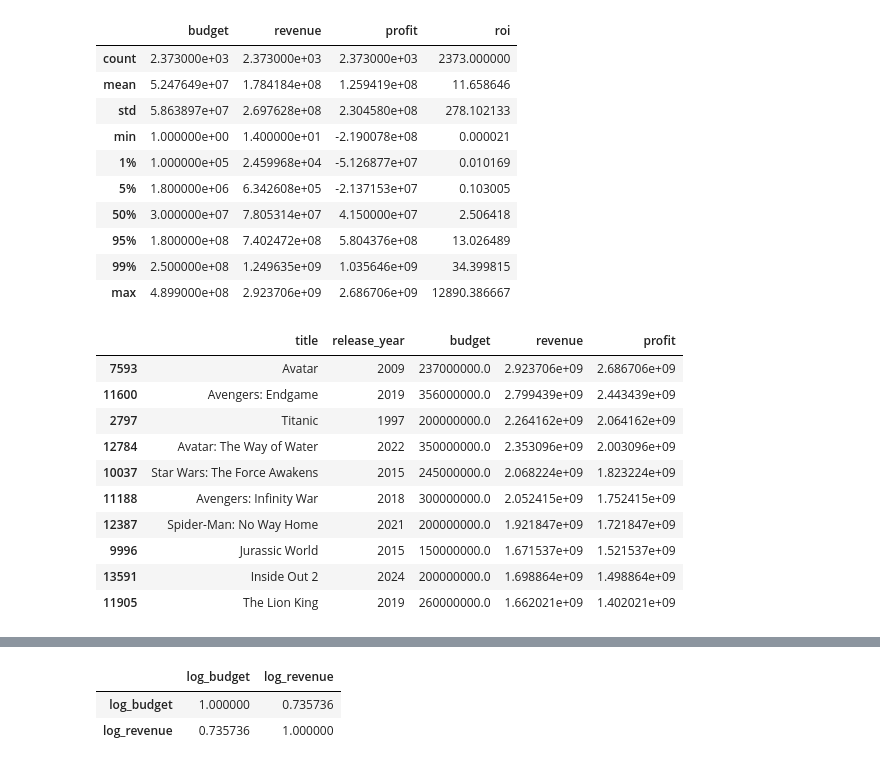
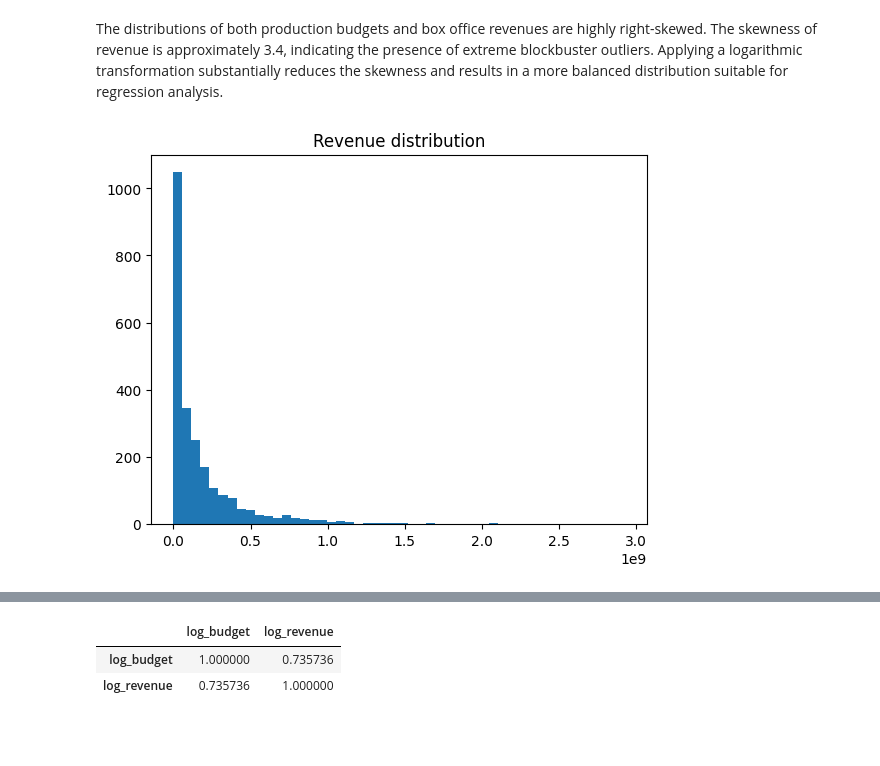
Before and after one commit to Babayaga069/ds_project, a Jupyter notebook: Questions/Q1/analyse.ipynb, the cells around one changed output, grey strips where cells are left out. Saved outputs shown, nothing was run; the diff lists cells and outputs as text; code cells hidden in the pictures; blank space fills up the shorter version.

Commit message:
change analysis q12
:
:

```diff
--- a/Questions/Q1/analyse.ipynb
+++ b/Questions/Q1/analyse.ipynb
@@ -21,7 +26,4 @@ df["genre_list"] = df["genres"].apply(
 df["main_genre"] = df["genre_list"].apply(
     lambda x: x[0] if len(x) > 0 else np.nan
 )
-# %%
-df["profit"] = df["revenue"] - df["budget"]
-df["roi"] = np.where(df["budget"] > 0, df["revenue"] / df["budget"], np.nan)
 # %%
@@ -29,8 +32,5 @@ bins = [1989, 1999, 2009, 2019, 2025]
 labels = ["1990s", "2000s", "2010s", "2020-2025"]
 df["release_period"] = pd.cut(df["release_year"], bins=bins, labels=labels)
 # %%
-df_rq1 = df[
-
-    (df["budget"] > 0) &
-    (df["revenue"] > 0)
-].copy()
+# Keep only movies with positive budget and revenue values.
+df_rq1 = df[(df["budget"] > 0) & (df["revenue"] > 0)].copy()
@@ -54,29 +37,8 @@ dtype: float64
-# %%
-df_rq1[["budget", "revenue", "profit", "roi"]].describe(percentiles=[0.01, 0.05, 0.5, 0.95, 0.99])
-# %% [output]
-|  | budget | revenue | profit | roi |
-| count | 2.373000e+03 | 2.373000e+03 | 2.373000e+03 | 2373.000000 |
-| mean | 5.247649e+07 | 1.784184e+08 | 1.259419e+08 | 11.658646 |
-| std | 5.863897e+07 | 2.697628e+08 | 2.304580e+08 | 278.102133 |
-| min | 1.000000e+00 | 1.400000e+01 | -2.190078e+08 | 0.000021 |
-| 1% | 1.000000e+05 | 2.459968e+04 | -5.126877e+07 | 0.010169 |
-| 5% | 1.800000e+06 | 6.342608e+05 | -2.137153e+07 | 0.103005 |
-| 50% | 3.000000e+07 | 7.805314e+07 | 4.150000e+07 | 2.506418 |
-| 95% | 1.800000e+08 | 7.402472e+08 | 5.804376e+08 | 13.026489 |
-| 99% | 2.500000e+08 | 1.249635e+09 | 1.035646e+09 | 34.399815 |
-| max | 4.899000e+08 | 2.923706e+09 | 2.686706e+09 | 12890.386667 |
-# %%
-df_rq1.sort_values("roi", ascending=False)[["title", "release_year", "budget", "revenue", "roi"]].head(10)
-df_rq1.sort_values("profit", ascending=False)[["title", "release_year", "budget", "revenue", "profit"]].head(10)
-# %% [output]
-|  | title | release_year | budget | revenue | profit |
-| 7593 | Avatar | 2009 | 237000000.0 | 2.923706e+09 | 2.686706e+09 |
-| 11600 | Avengers: Endgame | 2019 | 356000000.0 | 2.799439e+09 | 2.443439e+09 |
-| 2797 | Titanic | 1997 | 200000000.0 | 2.264162e+09 | 2.064162e+09 |
-| 12784 | Avatar: The Way of Water | 2022 | 350000000.0 | 2.353096e+09 | 2.003096e+09 |
-| 10037 | Star Wars: The Force Awakens | 2015 | 245000000.0 | 2.068224e+09 | 1.823224e+09 |
-| 11188 | Avengers: Infinity War | 2018 | 300000000.0 | 2.052415e+09 | 1.752415e+09 |
-| 12387 | Spider-Man: No Way Home | 2021 | 200000000.0 | 1.921847e+09 | 1.721847e+09 |
-| 9996 | Jurassic World | 2015 | 150000000.0 | 1.671537e+09 | 1.521537e+09 |
-| 13591 | Inside Out 2 | 2024 | 200000000.0 | 1.698864e+09 | 1.498864e+09 |
-| 11905 | The Lion King | 2019 | 260000000.0 | 1.662021e+09 | 1.402021e+09 |
+# %% [markdown]
+The distributions of both production budgets and box office revenues are highly right-skewed. The skewness of revenue is approximately 3.4, indicating the presence of extreme blockbuster outliers. Applying a logarithmic transformation substantially reduces the skewness and results in a more balanced distribution suitable for regression analysis.
+# %%
+plt.hist(df_rq1["revenue"], bins=50)
+plt.title("Revenue distribution")
+plt.show()
+# %% [output]
+[figure, added]
```
Also changed, not shown: parts of 19 cells of this notebook, 2 other files.
